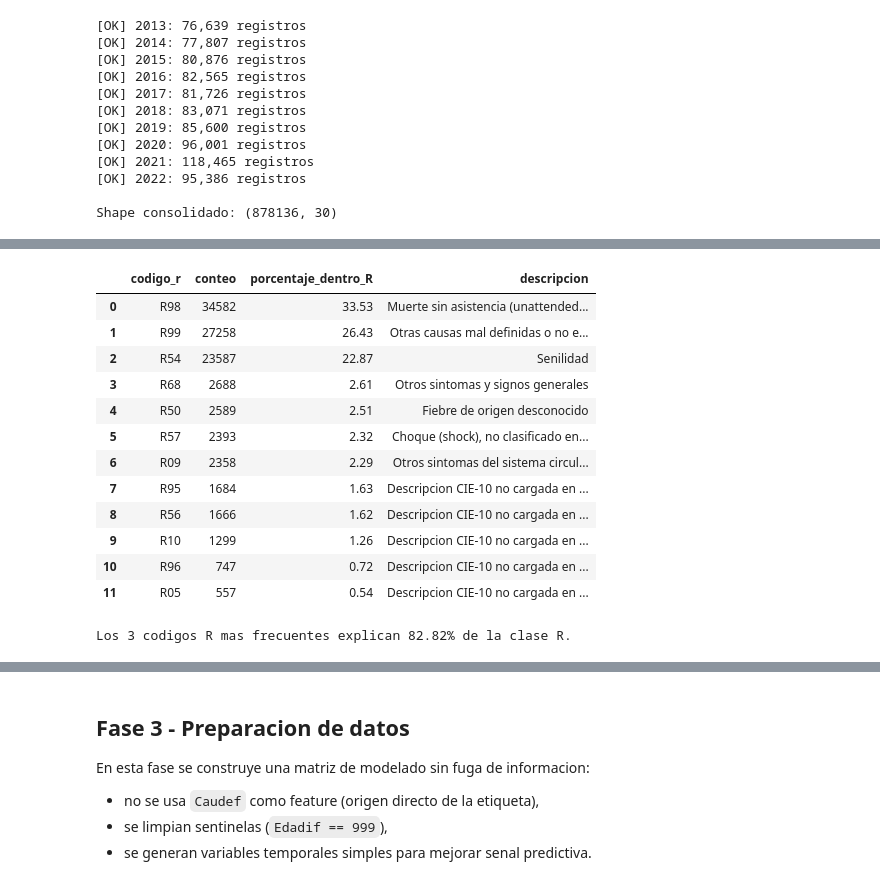
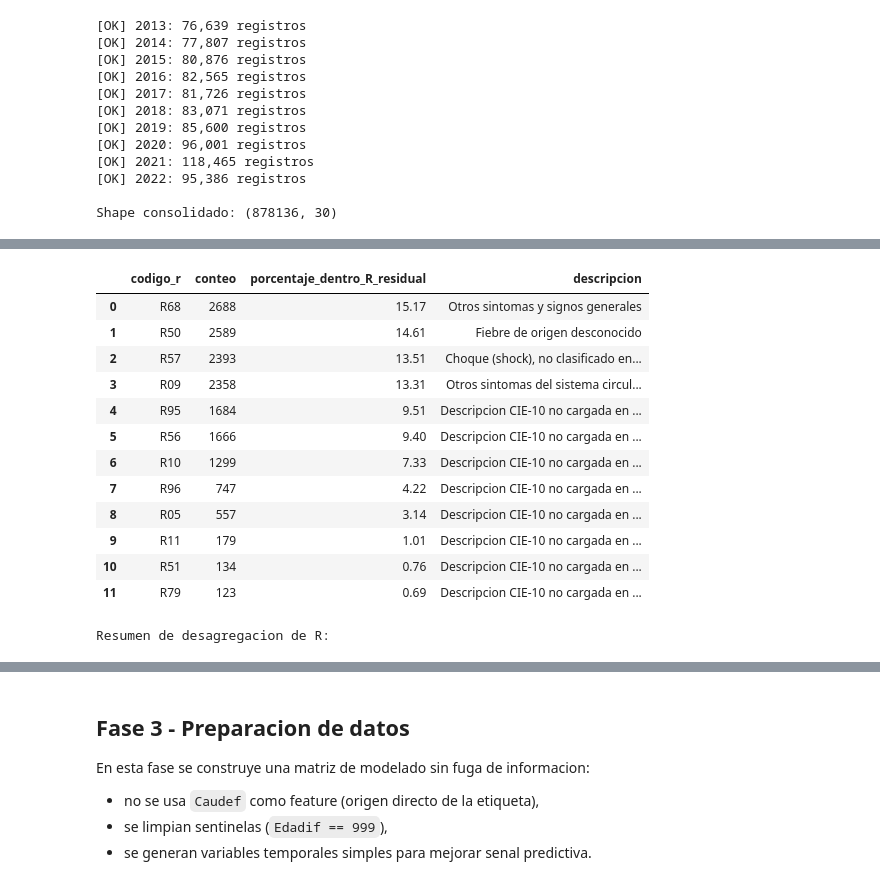
Before and after one commit to jcdiegolopez/MD-PY1, a Jupyter notebook: modelado_predictivo.ipynb, the cells around one changed output, grey strips where cells are left out. Cells and saved outputs as stored; diff of their text form; code cells hidden in the pictures.

```diff
--- a/modelado_predictivo.ipynb
+++ b/modelado_predictivo.ipynb
@@ -173,7 +173,13 @@ def map_causa_grupo(cie10: str | None) -> str | None:
         return 'Otras_causas_externas'
 
     # Separaciones clave para no perder informacion
-    if letter == 'R':
+    if letter == 'R' and num is not None:
+        if num == 98:
+            return 'Muerte_sin_asistencia_R98'
+        if num == 99:
+            return 'Causa_mal_definida_R99'
+        if num == 54:
+            return 'Senilidad_R54'
         return 'Sintomas_signos_hallazgos'
     if letter == 'Q':
         return 'Congenitas'
@@ -406,5 +376,4 @@ Lectura epidemiologica sugerida:
 # %%
-# Descripciones breves para codigos R mas frecuentes (referencia CIE-10)
 R_DESCRIPTIONS = {
     'R98': 'Muerte sin asistencia (unattended death)',
     'R99': 'Otras causas mal definidas o no especificadas de mortalidad',
@@ -415,24 +384,36 @@ R_DESCRIPTIONS = {
     'R09': 'Otros sintomas del sistema circulatorio y respiratorio',
 }
 
-df_r = df[df['grupo_causa_cie10'] == 'Sintomas_signos_hallazgos'].copy()
+# Analiza solo el R residual (ya sin R98, R99, R54)
+df_r_residual = df[df['grupo_causa_cie10'] == 'Sintomas_signos_hallazgos'].copy()
 
-if df_r.empty:
-    print('No hay registros clasificados como Sintomas_signos_hallazgos (R).')
+if df_r_residual.empty:
+    print('No hay registros en Sintomas_signos_hallazgos residual.')
 else:
-    top_r = df_r['cie10_norm'].value_counts().head(12).rename('conteo').reset_index()
-    top_r = top_r.rename(columns={'index': 'codigo_r', 'cie10_norm': 'codigo_r'})
-    if 'codigo_r' not in top_r.columns:
-        # compatibilidad por versiones de pandas
-        top_r.columns = ['codigo_r', 'conteo']
+    top_r = (
+        df_r_residual['cie10_norm']
+        .value_counts()
+        .head(12)
+        .rename_axis('codigo_r')
+        .reset_index(name='conteo')
+    )
+    top_r['descripcion'] = top_r['codigo_r'].map(R_DESCRIPTIONS).fillna('Descripcion CIE-10 no cargada en este resumen')
+    top_r['porcentaje_dentro_R_residual'] = (top_r['conteo'] / len(df_r_residual) * 100).round(2)
 
-    top_r['descripcion'] = top_r['codigo_r'].map(R_DESCRIPTIONS).fillna('Descripcion CIE-10 no cargada en este resumen')
-    top_r['porcentaje_dentro_R'] = (top_r['conteo'] / len(df_r) * 100).round(2)
+    print(f'Registros totales en R residual: {len(df_r_residual):,}')
+    print('Top codigos R residuales y su interpretacion:')
+    display(top_r[['codigo_r', 'conteo', 'porcentaje_dentro_R_residual', 'descripcion']])
 
-    print(f'Registros totales en R: {len(df_r):,}')
-    print('Top codigos R y su interpretacion:')
-    display(top_r[['codigo_r', 'conteo', 'porcentaje_dentro_R', 'descripcion']])
+# Resumen de los 4 grupos R
+resumen_r = df['grupo_causa_cie10'].value_counts().reindex([
+    'Muerte_sin_asistencia_R98',
+    'Causa_mal_definida_R99',
+    'Senilidad_R54',
+    'Sintomas_signos_hallazgos',
+]).fillna(0).astype(int).to_frame('conteo')
 
-    p_top3 = (top_r['conteo'].head(3).sum() / len(df_r) * 100)
-    print(f'Los 3 codigos R mas frecuentes explican {p_top3:.2f}% de la clase R.')
+resumen_r['porcentaje_total'] = (resumen_r['conteo'] / len(df) * 100).round(2)
+print()
+print('Resumen de desagregacion de R:')
+display(resumen_r)
 # %% [output]
@@ -441,14 +422,14 @@ Top codigos R y su interpretacion:
-|  | codigo_r | conteo | porcentaje_dentro_R | descripcion |
-| 0 | R98 | 34582 | 33.53 | Muerte sin asistencia (unattended... |
-| 1 | R99 | 27258 | 26.43 | Otras causas mal definidas o no e... |
-| 2 | R54 | 23587 | 22.87 | Senilidad |
-| 3 | R68 | 2688 | 2.61 | Otros sintomas y signos generales |
-| 4 | R50 | 2589 | 2.51 | Fiebre de origen desconocido |
-| 5 | R57 | 2393 | 2.32 | Choque (shock), no clasificado en... |
-| 6 | R09 | 2358 | 2.29 | Otros sintomas del sistema circul... |
-| 7 | R95 | 1684 | 1.63 | Descripcion CIE-10 no cargada en ... |
-| 8 | R56 | 1666 | 1.62 | Descripcion CIE-10 no cargada en ... |
-| 9 | R10 | 1299 | 1.26 | Descripcion CIE-10 no cargada en ... |
-| 10 | R96 | 747 | 0.72 | Descripcion CIE-10 no cargada en ... |
-| 11 | R05 | 557 | 0.54 | Descripcion CIE-10 no cargada en ... |
+|  | codigo_r | conteo | porcentaje_dentro_R_residual | descripcion |
+| 0 | R68 | 2688 | 15.17 | Otros sintomas y signos generales |
+| 1 | R50 | 2589 | 14.61 | Fiebre de origen desconocido |
+| 2 | R57 | 2393 | 13.51 | Choque (shock), no clasificado en... |
+| 3 | R09 | 2358 | 13.31 | Otros sintomas del sistema circul... |
+| 4 | R95 | 1684 | 9.51 | Descripcion CIE-10 no cargada en ... |
+| 5 | R56 | 1666 | 9.40 | Descripcion CIE-10 no cargada en ... |
+| 6 | R10 | 1299 | 7.33 | Descripcion CIE-10 no cargada en ... |
+| 7 | R96 | 747 | 4.22 | Descripcion CIE-10 no cargada en ... |
+| 8 | R05 | 557 | 3.14 | Descripcion CIE-10 no cargada en ... |
+| 9 | R11 | 179 | 1.01 | Descripcion CIE-10 no cargada en ... |
+| 10 | R51 | 134 | 0.76 | Descripcion CIE-10 no cargada en ... |
+| 11 | R79 | 123 | 0.69 | Descripcion CIE-10 no cargada en ... |
-Los 3 codigos R mas frecuentes explican 82.82% de la clase R.
+Resumen de desagregacion de R:
```
Also changed, not shown: parts of 9 cells of this notebook.
